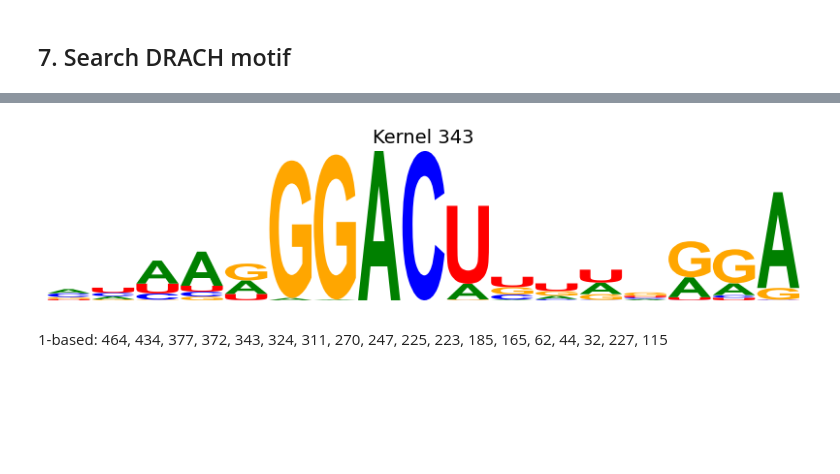
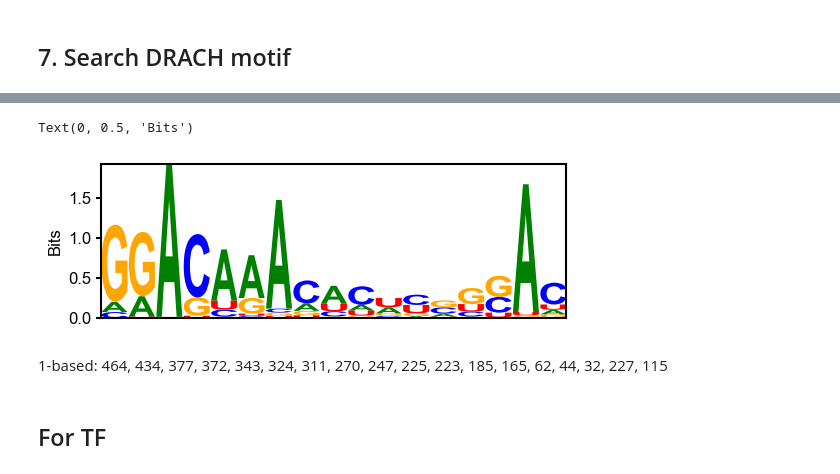
Before and after one commit to catombiotech/epiRNA_Analysis, a Jupyter notebook: filter/2-get_kernel_motifs.ipynb, the cells around one changed output, grey strips where cells are left out. Saved outputs shown, nothing was run; the diff lists cells and outputs as text; code cells hidden in the pictures; blank space fills up the shorter version.

```diff
--- a/filter/2-get_kernel_motifs.ipynb
+++ b/filter/2-get_kernel_motifs.ipynb
@@ -16,6 +16,20 @@ import epiRNA as erna
 
 workdir = "/data/wangrr/Analysis/epiRNA/workdir2/filter"
 os.makedirs(workdir, exist_ok=True); os.chdir(workdir)
+
+import matplotlib.pyplot as plt
+plt.rcParams.update({
+    'font.family': 'sans-serif',
+    'font.sans-serif': ['Arial'],
+    'font.size': 12,
+    'axes.linewidth': 1.5,
+    'axes.labelweight': 'bold',
+    'axes.titleweight': 'bold',
+    'xtick.major.width': 1.5,
+    'ytick.major.width': 1.5,
+    'xtick.labelsize': 12,
+    'ytick.labelsize': 12
+})
 # %% [markdown]
 ## <span style="font-family: Arial, sans-serif;">1. Load trained model and get filter weights
 # %%
@@ -309,13 +459,15 @@ print(hit.Query_ID.unique())
 # %%
 # preview in bits
-idx = 343
+idx = 115
 ax = erna.pl.logoplot(
     pwm_to_bits(window_pwms[idx-1]).T,
-    title=f"Kernel {idx}",
-    figsize=(10, 2)
+    title=f"",
+    figsize=(6, 2)
 )
+ax.set_ylabel("Bits", fontweight='regular')
 # %% [output]
+Text(0, 0.5, 'Bits')
-[figure, old version]
+[figure, new version]
 # %% [markdown]
 1-based: 464, 434, 377, 372, 343, 324, 311, 270, 247, 225, 223, 185, 165, 62, 44, 32, 227, 115
 # %%
@@ -329,3 +481,5 @@ for i in range(len(hit.Query_ID.unique())):
     )
     plt.savefig(f"/home/wangrr/Analysis/epiRNA_analysis/filter/motif_figure/Kernel_{idx}_DRACH_motif.png")
     plt.close()
+# %% [markdown]
+## For TF
```
Also changed, not shown: parts of 9 cells of this notebook, 7 other files.
